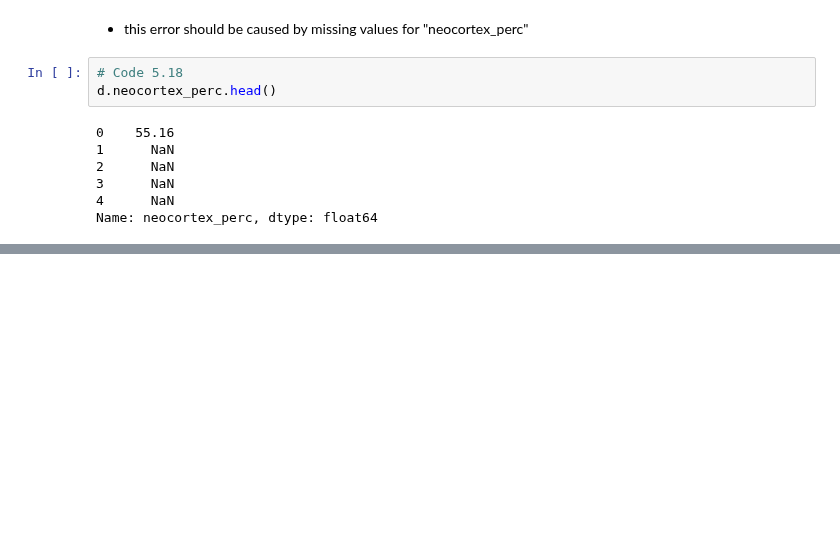
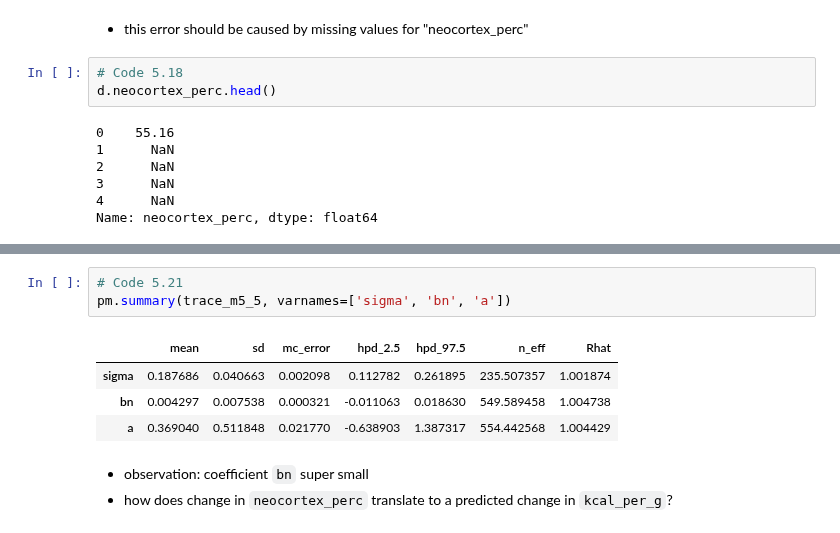
Before and after one commit to nwweber/statistical_rethinking, a Jupyter notebook: chapter_05_multivariate_linear_models.ipynb, the cells around one changed output, grey strips where cells are left out. Saved outputs shown, nothing was run; the diff lists cells and outputs as text; blank space fills up the shorter version.

```diff
--- a/chapter_05_multivariate_linear_models.ipynb
+++ b/chapter_05_multivariate_linear_models.ipynb
@@ -581,0 +612,11 @@ Name: neocortex_perc, dtype: float64
+# %%
+# Code 5.21
+pm.summary(trace_m5_5, varnames=['sigma', 'bn', 'a'])
+# %% [output]
+|  | mean | sd | mc_error | hpd_2.5 | hpd_97.5 | n_eff | Rhat |
+| sigma | 0.187686 | 0.040663 | 0.002098 | 0.112782 | 0.261895 | 235.507357 | 1.001874 |
+| bn | 0.004297 | 0.007538 | 0.000321 | -0.011063 | 0.018630 | 549.589458 | 1.004738 |
+| a | 0.369040 | 0.511848 | 0.021770 | -0.638903 | 1.387317 | 554.442568 | 1.004429 |
+# %% [markdown]
+* observation: coefficient `bn` super small
+* how does change in `neocortex_perc` translate to a predicted change in `kcal_per_g`?
```
Also changed, not shown: parts of 8 cells of this notebook.
